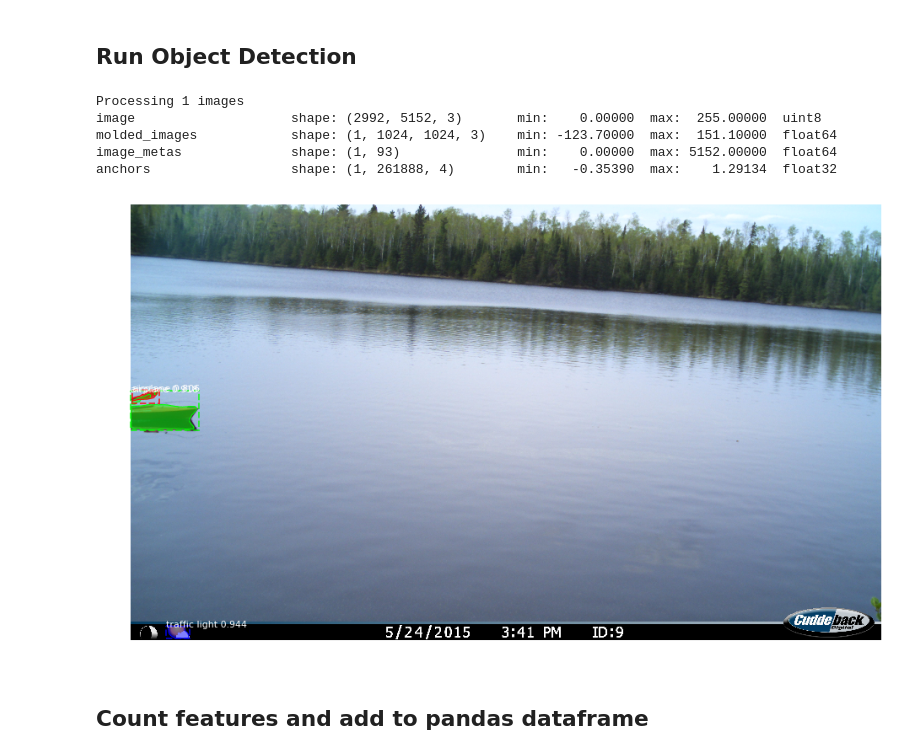
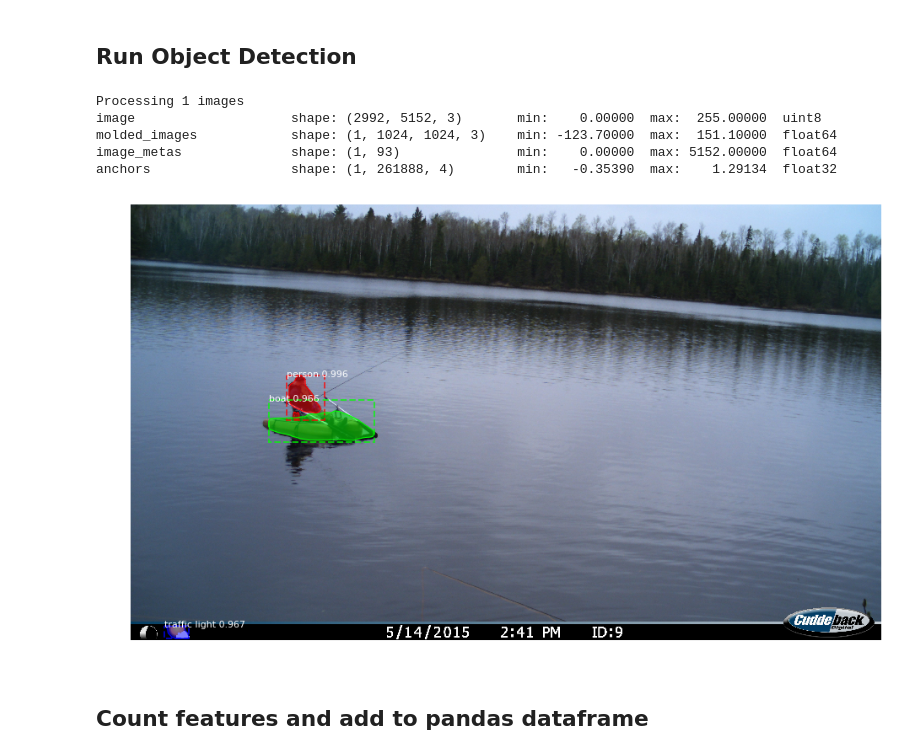
Before and after one commit to redfoxgis/Mask_RCNN, a Jupyter notebook: samples/demo.ipynb, the cells around one changed output. Drawn from its saved outputs; the diff is of its cells as text; code cells hidden in the pictures.

```diff
--- a/samples/demo.ipynb
+++ b/samples/demo.ipynb
@@ -130,23 +130,23 @@ class_names = ['BG', 'person', 'bicycle', 'car', 'motorcycle', 'airplane',
 # %%
 # Load a random image from the images folder
 # file_names = next(os.walk(IMAGE_DIR))[2]
 # image = skimage.io.imread(os.path.join(IMAGE_DIR, random.choice(file_names)))
-image = skimage.io.imread('/Users/aaron/Desktop/LeoEast/LeoEast0245.JPG')
+image = skimage.io.imread('/Users/aaron/Desktop/matt_images/featuredetection/L__00010_1.JPG')
 
 # Run detection
 results = model.detect([image], verbose=1)
 
 # Visualize results
 r = results[0]
 visualize.display_instances(image, r['rois'], r['masks'], r['class_ids'],
                             class_names, r['scores'])
 # %% [output]
 Processing 1 images
 image                    shape: (2992, 5152, 3)       min:    0.00000  max:  255.00000  uint8
 molded_images            shape: (1, 1024, 1024, 3)    min: -123.70000  max:  151.10000  float64
 image_metas              shape: (1, 93)               min:    0.00000  max: 5152.00000  float64
 anchors                  shape: (1, 261888, 4)        min:   -0.35390  max:    1.29134  float32
-[figure, old version]
+[figure, new version]
 # %% [markdown]
 ## Count features and add to pandas dataframe
 # %%
```
Also changed, not shown: parts of 4 cells of this notebook.
